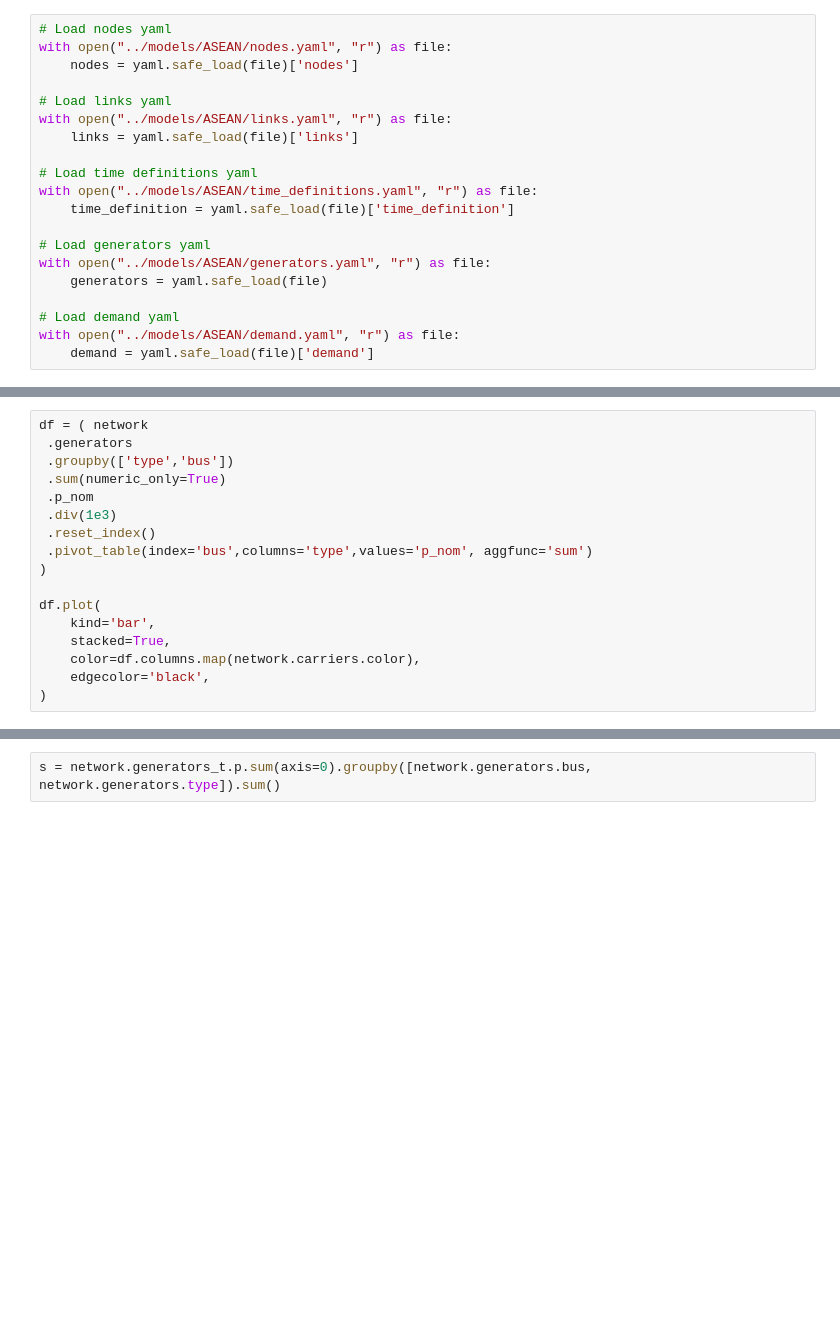
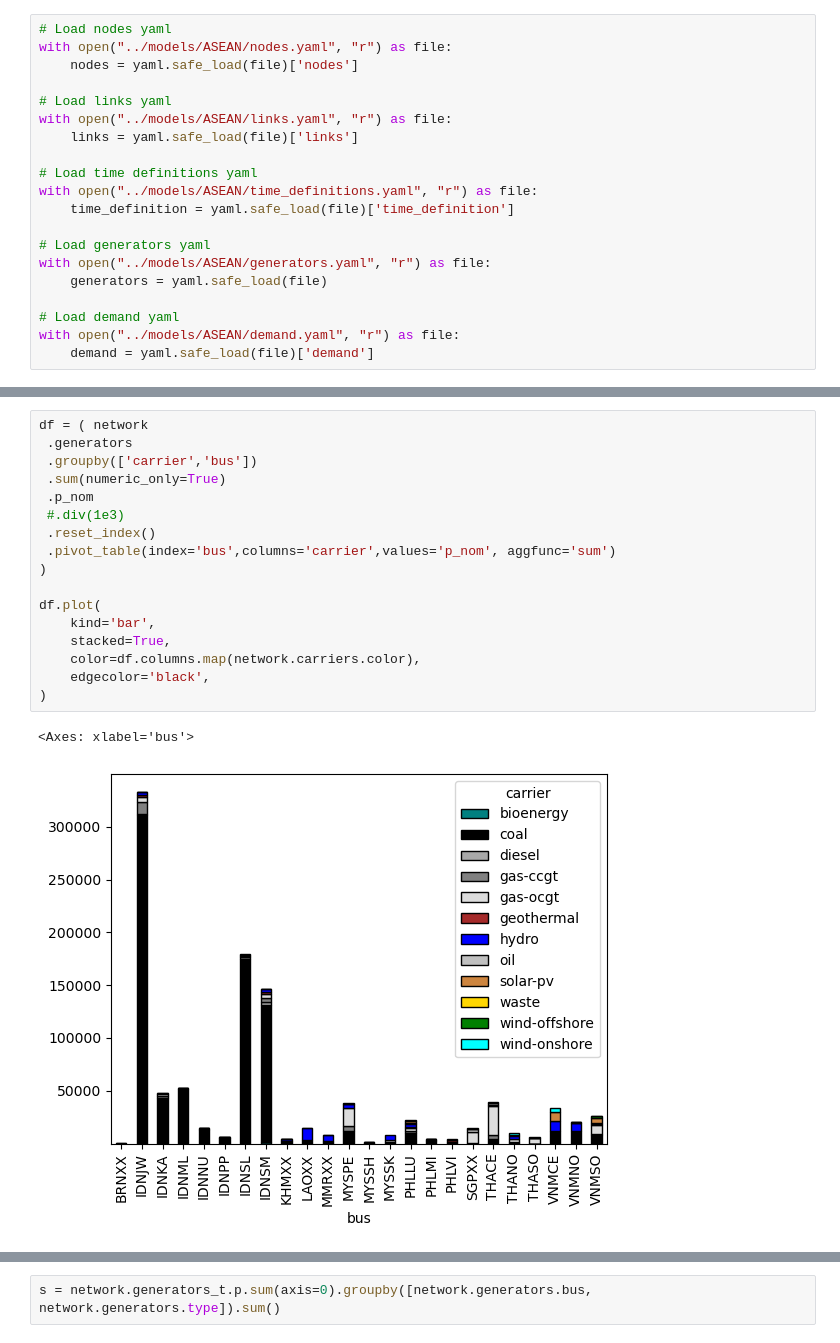
Before and after one commit to transition-zero/tza-pypsa, a Jupyter notebook: notebooks/run_asean_model.ipynb, the cells around one changed output, grey strips where cells are left out. Saved outputs shown, nothing was run; the diff lists cells and outputs as text; blank space fills up the shorter version.

```diff
--- a/notebooks/run_asean_model.ipynb
+++ b/notebooks/run_asean_model.ipynb
@@ -158,19 +242,22 @@ network.objective / 1e9
 # %%
 df = ( network
  .generators
- .groupby(['type','bus'])
+ .groupby(['carrier','bus'])
  .sum(numeric_only=True)
  .p_nom
- .div(1e3)
+ #.div(1e3)
  .reset_index()
- .pivot_table(index='bus',columns='type',values='p_nom', aggfunc='sum')
+ .pivot_table(index='bus',columns='carrier',values='p_nom', aggfunc='sum')
 )
 
 df.plot(
     kind='bar',
     stacked=True,
     color=df.columns.map(network.carriers.color),
     edgecolor='black',
 )
+# %% [output]
+<Axes: xlabel='bus'>
+[figure, added]
 # %%
 network.loads_t.p_set.plot(figsize=(8, 5), ylabel="MW")
```
Also changed, not shown: parts of 16 cells of this notebook, 1 other file.
